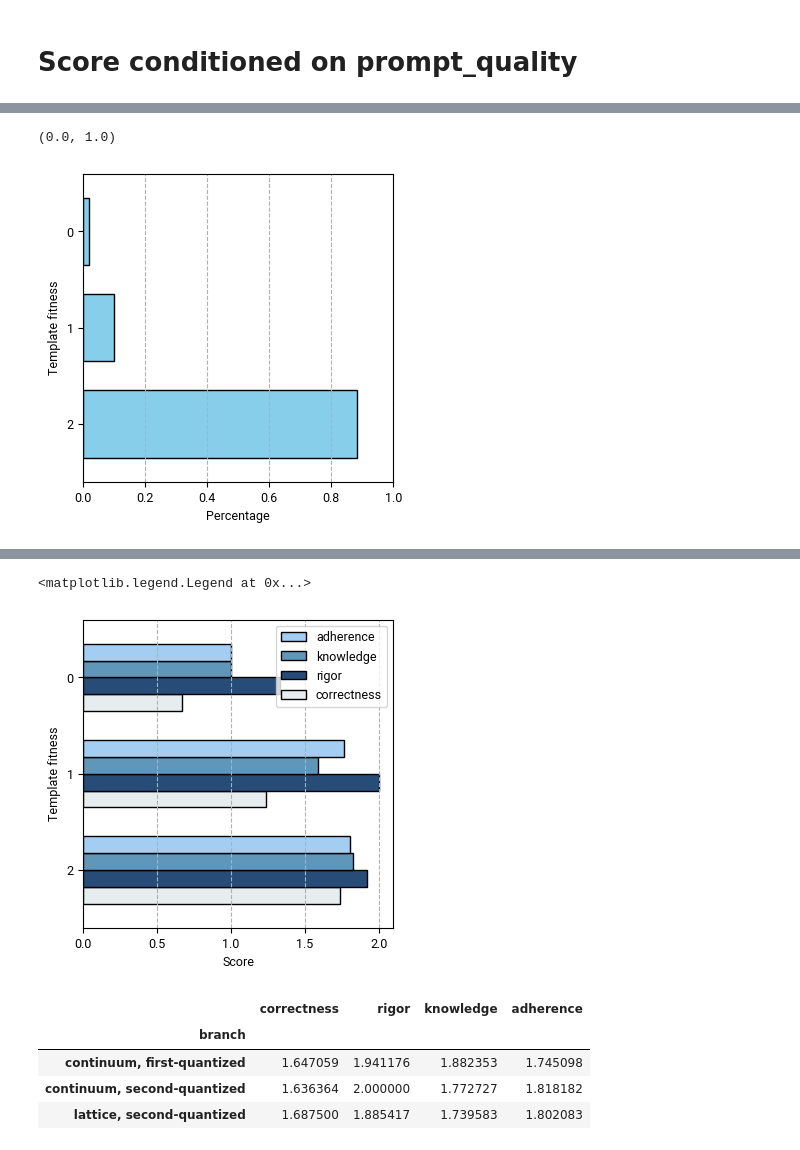
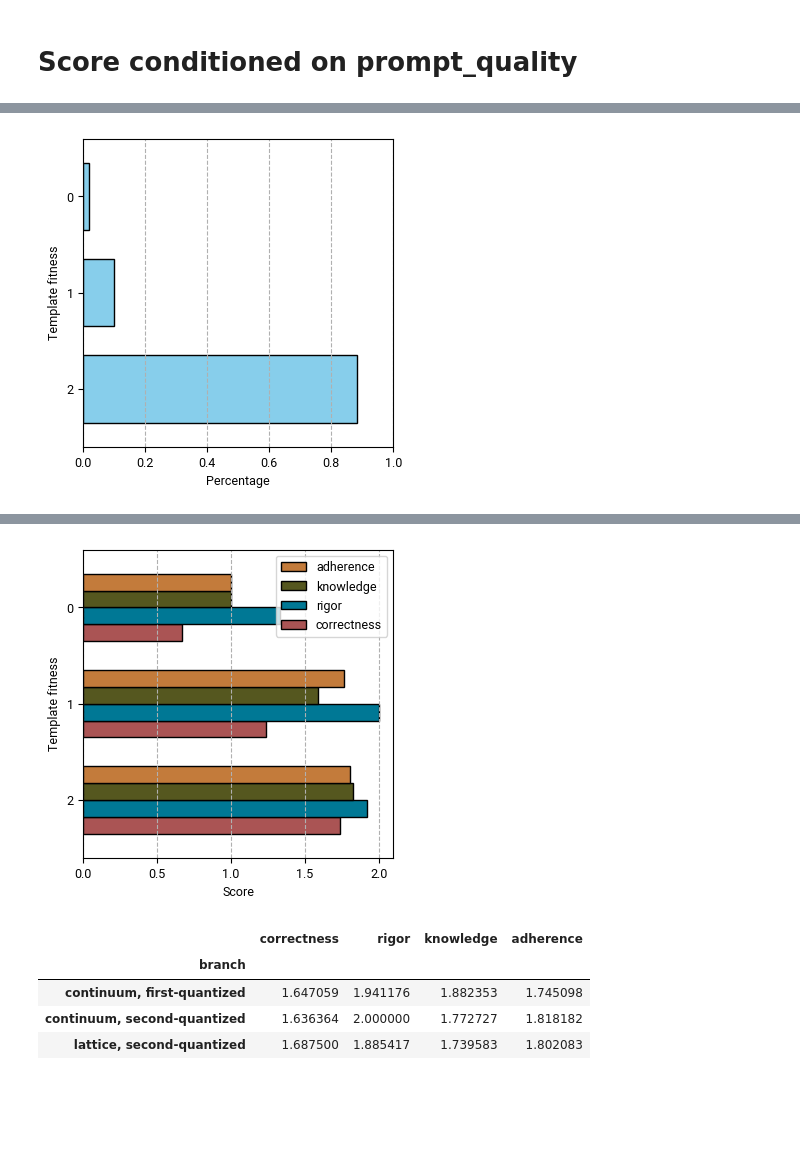
Before and after one commit to hainingpan/HartreeFock_GPT, a Jupyter notebook: data_analysis/analysis_execution.ipynb, the cells around one changed output, grey strips where cells are left out. Saved outputs shown, nothing was run; the diff lists cells and outputs as text; code cells hidden in the pictures; blank space fills up the shorter version.

```diff
--- a/data_analysis/analysis_execution.ipynb
+++ b/data_analysis/analysis_execution.ipynb
@@ -464,8 +466,8 @@ ax.set_xlabel('Percentage')
 ax.set_ylabel('Template fitness')
 ax.grid(axis='x',ls='--')
 ax.set_xlim(0,1)
+ax.get_figure().savefig('SM_b.pdf',bbox_inches='tight')
 # %% [output]
-(0.0, 1.0)
 [figure]
 # %%
 execution_groupby_prompt_quality
@@ -479,25 +481,25 @@ execution_groupby_prompt_quality
 # %%
 execution_groupby_prompt_quality_mean=execution_groupby_prompt_quality[execution_groupby_prompt_quality[('correctness','count')]>=2].loc[::-1,(slice(None),'mean')].iloc[:,:0:-1].droplevel(1,axis=1)
 execution_groupby_prompt_quality_sem=execution_groupby_prompt_quality[execution_groupby_prompt_quality[('correctness','count')]>=2].loc[::-1,(slice(None),'sem')].iloc[:,:0:-1].droplevel(1,axis=1)
-ax=execution_groupby_prompt_quality_mean.plot(kind='barh',figsize=(4,4),color=['#e7ecef','#274c77','#6096ba','#a3cef1'],capsize=1.5,edgecolor='k',width=0.7,)
-# ['cyan','#9bc1bc','#faf0ca','#f4d35e',]
+ax=execution_groupby_prompt_quality_mean.plot(kind='barh',figsize=(4,4),color=['#AA5454','#007895','#55571F','#C37B3B',],capsize=1.5,edgecolor='k',width=0.7,)
+# ['#e7ecef','#274c77','#6096ba','#a3cef1']
 ax.grid(axis='x',ls='--')
 ax.set_ylabel('Template fitness')
 ax.set_xlabel('Score')
 # ax.set_yticklabels(['\n'.join(textwrap.wrap(task.replace(' ',' '), width=20)) for task in execution_groupby_prompt_quality_mean.index],fontsize=7)
 # ax.set_yticks(np.arange(4))
 # ax.legend().set_title('Template\nFitness')
 # ax.set_title('Deviation from standard structure of template')
 
 # for index,value in enumerate(execution_groupby_prompt_quality[('in paper','count')]):
 # # for yval,(xval,val) in enumerate(zip(execution_groupby_prompt_quality[('in paper','count')],))
 #     for idx in range(4):
 #         ax.text(0.2, idx+(index-1)*0.7/3, str(value), color='black', va='center')
 handles, labels = ax.get_legend_handles_labels()
 ax.legend(handles[::-1], labels[::-1])
+ax.get_figure().savefig('SM_c.pdf',bbox_inches='tight')
 # %% [output]
-<matplotlib.legend.Legend at 0x...>
-[figure, old version]
+[figure, new version]
 # %%
 execution_groupby_branch_mean
 # %% [output]
```
Also changed, not shown: parts of 10 cells of this notebook, 14 other files.
